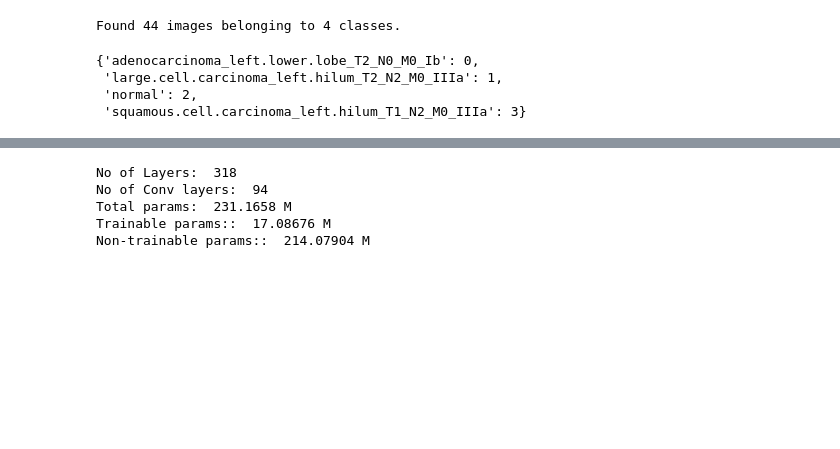
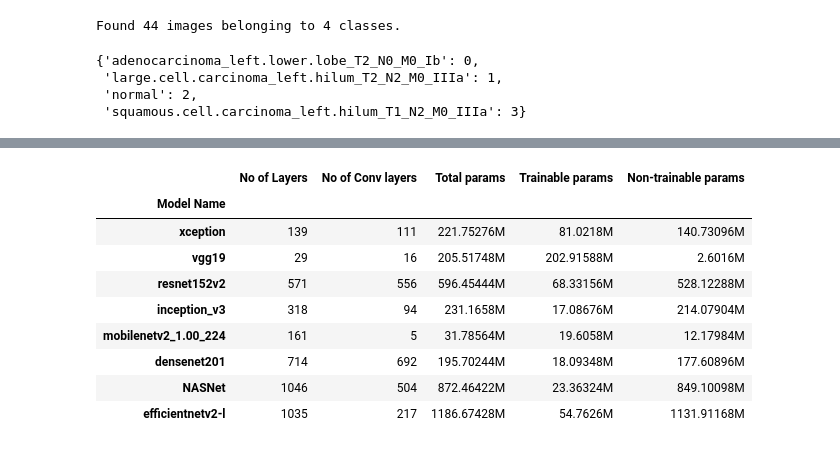
Before and after one commit to suryan0800/DL-CNN-Transfer-Learning, a Jupyter notebook: Transfer_Learning.ipynb, the cells around one changed output, grey strips where cells are left out. Cells and saved outputs as stored; diff of their text form; code cells hidden in the pictures; blank space fills up the shorter version.

```diff
--- a/Transfer_Learning.ipynb
+++ b/Transfer_Learning.ipynb
@@ -22,8 +21,8 @@ from glob import glob
 from zipfile import ZipFile
 file_name = "chest-ctscan-images.zip"
 
-with ZipFile(file_name,'r') as zip:
-  zip.extractall()
+with ZipFile(file_name,'r') as zip1:
+  zip1.extractall()
   print('Done')
 # %% [output]
 Done
@@ -93,0 +91,15 @@ InceptionV3_model = tf.keras.applications.InceptionV3(weights='imagenet', includ
+# %%
+from tensorflow.keras.applications import Xception, VGG19, ResNet152V2, InceptionV3, MobileNetV2, DenseNet201, NASNetLarge,  EfficientNetV2L, ConvNeXtTiny
+
+
+pre_trained_models = [
+    Xception(weights='imagenet', include_top=False, input_shape=(224, 224, 3)),
+    VGG19(weights='imagenet', include_top=False, input_shape=(224, 224, 3)),
+    ResNet152V2(weights='imagenet', include_top=False, input_shape=(224, 224, 3)),
+    InceptionV3(weights='imagenet', include_top=False, input_shape=(224, 224, 3)),
+    MobileNetV2(weights='imagenet', include_top=False, input_shape=(224, 224, 3)),
+    DenseNet201(weights='imagenet', include_top=False, input_shape=(224, 224, 3)),
+    NASNetLarge(weights='imagenet', include_top=False, input_shape=(224, 224, 3)),
+    EfficientNetV2L(weights='imagenet', include_top=False, input_shape=(224, 224, 3)),
+    ConvNeXtTiny(weights='imagenet', include_top=False, input_shape=(224, 224, 3))
+]
@@ -112,16 +128,32 @@ model = Model(InceptionV3_model.input, output)
 # %%
 from tensorflow.python.keras.utils.layer_utils import count_params
-print('No of Layers: ', len(model.layers))
-print('No of Conv layers: ', len([layer for layer in model.layers if 'conv' in layer.name]))
-print('Total params: ', (model.count_params()/100000), 'M')
-print('Trainable params:: ', (count_params(model.trainable_weights)/100000), 'M')
-print('Non-trainable params:: ', (count_params(model.non_trainable_weights)/100000), 'M')
+import pandas as pd
+
+result_lst1 = []
+
+for model, pre_model in zip(classify_models, pre_trained_models):
+    result_lst1.append({
+        'Model Name': pre_model.name,
+        'No of Layers': len(model.layers),
+        'No of Conv layers': len([layer for layer in model.layers if 'conv' in layer.name]),
+        'Total params': (str(model.count_params()/100000) + 'M'),
+        'Trainable params': (str(count_params(model.trainable_weights)/100000) + 'M'),
+        'Non-trainable params': (str(count_params(model.non_trainable_weights)/100000) + 'M')
+    })
+result_df1 = pd.DataFrame.from_dict(result_lst1)
+result_df1 = result_df1.set_index('Model Name')
+result_df1
 # %% [output]
-No of Layers:  318
-No of Conv layers:  94
-Total params:  231.1658 M
-Trainable params::  17.08676 M
-Non-trainable params::  214.07904 M
+|  | No of Layers | No of Conv layers | Total params | Trainable params | Non-trainable params |
+| Model Name |  |  |  |  |  |
+| xception | 139 | 111 | 221.75276M | 81.0218M | 140.73096M |
+| vgg19 | 29 | 16 | 205.51748M | 202.91588M | 2.6016M |
+| resnet152v2 | 571 | 556 | 596.45444M | 68.33156M | 528.12288M |
+| inception_v3 | 318 | 94 | 231.1658M | 17.08676M | 214.07904M |
+| mobilenetv2_1.00_224 | 161 | 5 | 31.78564M | 19.6058M | 12.17984M |
+| densenet201 | 714 | 692 | 195.70244M | 18.09348M | 177.60896M |
+| NASNet | 1046 | 504 | 872.46422M | 23.36324M | 849.10098M |
+| efficientnetv2-l | 1035 | 217 | 1186.67428M | 54.7626M | 1131.91168M |
 # %%
 import tensorflow as tf
 import keras.losses
```
Also changed, not shown: parts of 12 cells of this notebook.
